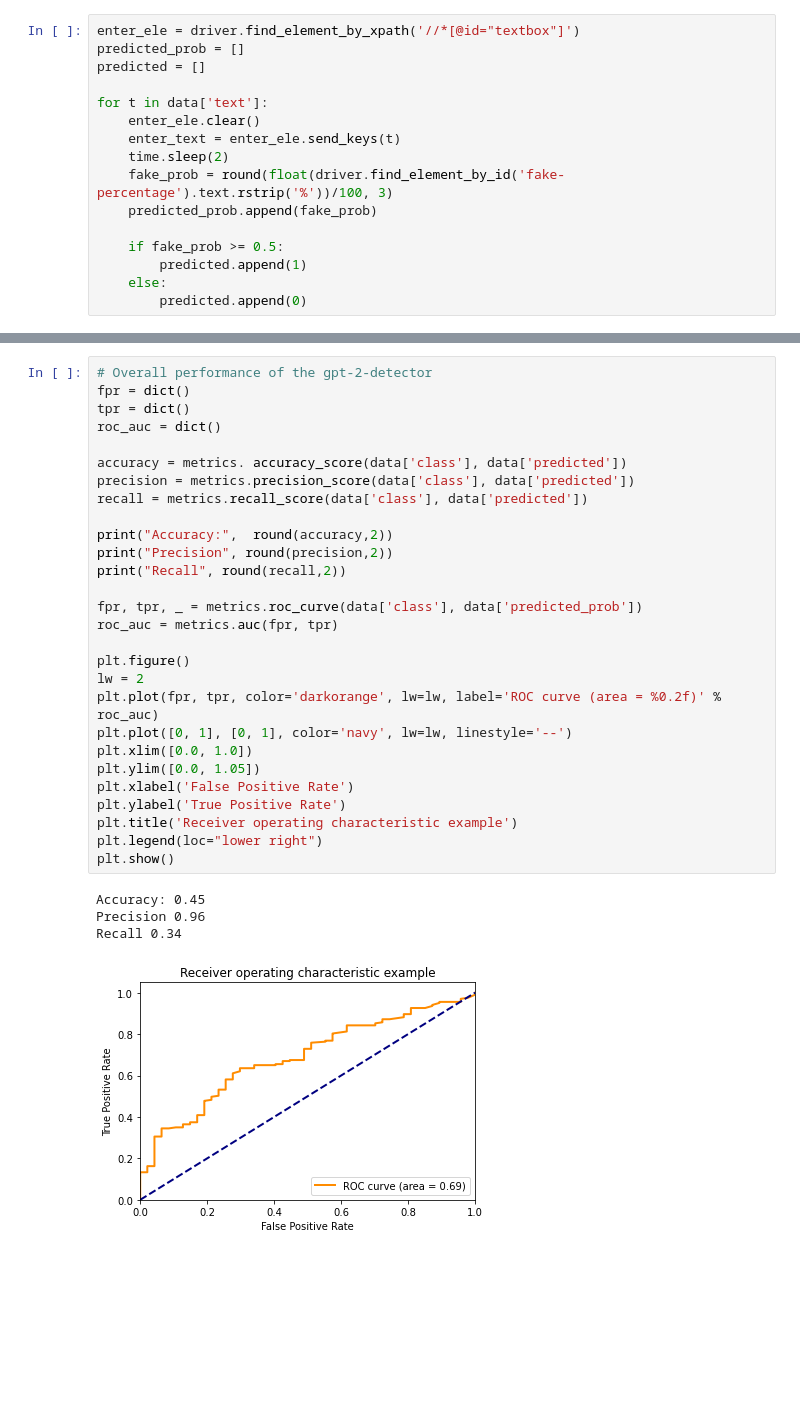
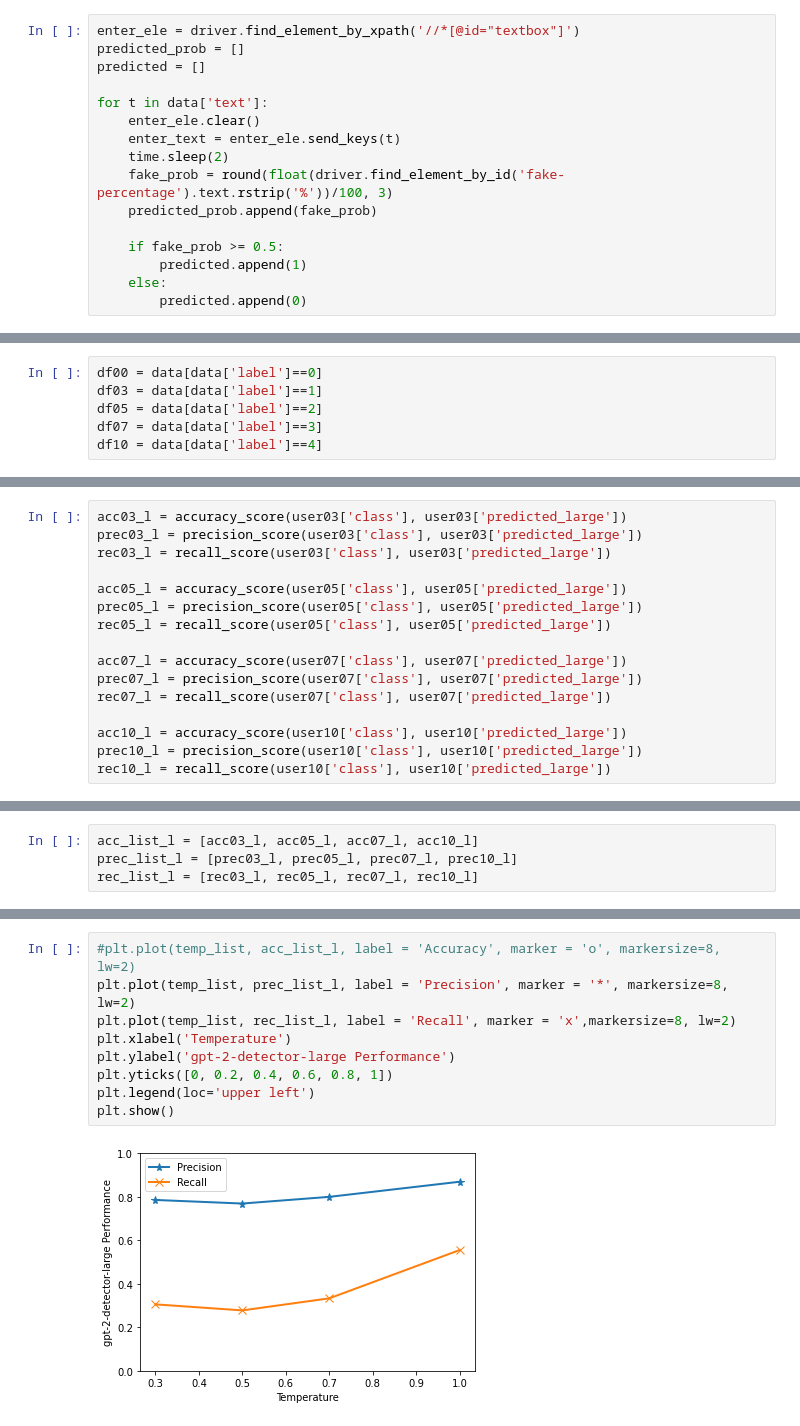
Before and after one commit to yvette-yifei-li/Gpt-2-fake-news, a Jupyter notebook: gpt-2-detector.ipynb, the cells around one changed output, grey strips where cells are left out. Saved outputs shown, nothing was run; the diff lists cells and outputs as text; blank space fills up the shorter version.

```diff
--- a/gpt-2-detector.ipynb
+++ b/gpt-2-detector.ipynb
@@ -35,0 +57,6 @@ data['predicted'] = predicted
+# %%
+df00 = data[data['label']==0]
+df03 = data[data['label']==1]
+df05 = data[data['label']==2]
+df07 = data[data['label']==3]
+df10 = data[data['label']==4]
@@ -40 +85,17 @@ rec = metrics.recall_score(data['class'], data['predicted'])
+# %%
+acc03_l = accuracy_score(user03['class'], user03['predicted_large'])
+prec03_l = precision_score(user03['class'], user03['predicted_large'])
+rec03_l = recall_score(user03['class'], user03['predicted_large'])
+
+acc05_l = accuracy_score(user05['class'], user05['predicted_large'])
+prec05_l = precision_score(user05['class'], user05['predicted_large'])
+rec05_l = recall_score(user05['class'], user05['predicted_large'])
+
+acc07_l = accuracy_score(user07['class'], user07['predicted_large'])
+prec07_l = precision_score(user07['class'], user07['predicted_large'])
+rec07_l = recall_score(user07['class'], user07['predicted_large'])
+
+acc10_l = accuracy_score(user10['class'], user10['predicted_large'])
+prec10_l = precision_score(user10['class'], user10['predicted_large'])
+rec10_l = recall_score(user10['class'], user10['predicted_large'])
 # %%
@@ -72,0 +110,4 @@ rec_list = [rec03, rec05, rec07, rec10]
+# %%
+acc_list_l = [acc03_l, acc05_l, acc07_l, acc10_l]
+prec_list_l = [prec03_l, prec05_l, prec07_l, prec10_l]
+rec_list_l = [rec03_l, rec05_l, rec07_l, rec10_l]
@@ -85,33 +130,11 @@ plt.show()
-# %%
-# Overall performance of the gpt-2-detector
-fpr = dict()
-tpr = dict()
-roc_auc = dict()
-
-accuracy = metrics. accuracy_score(data['class'], data['predicted'])
-precision = metrics.precision_score(data['class'], data['predicted'])
-recall = metrics.recall_score(data['class'], data['predicted'])
-
-print("Accuracy:",  round(accuracy,2))
-print("Precision", round(precision,2))
-print("Recall", round(recall,2))
-
-fpr, tpr, _ = metrics.roc_curve(data['class'], data['predicted_prob'])
-roc_auc = metrics.auc(fpr, tpr)
-
-plt.figure()
-lw = 2
-plt.plot(fpr, tpr, color='darkorange', lw=lw, label='ROC curve (area = %0.2f)' % roc_auc)
-plt.plot([0, 1], [0, 1], color='navy', lw=lw, linestyle='--')
-plt.xlim([0.0, 1.0])
-plt.ylim([0.0, 1.05])
-plt.xlabel('False Positive Rate')
-plt.ylabel('True Positive Rate')
-plt.title('Receiver operating characteristic example')
-plt.legend(loc="lower right")
-plt.show()
-# %% [output]
-Accuracy: 0.45
-Precision 0.96
-Recall 0.34
-[figure, removed]
+# %%
+#plt.plot(temp_list, acc_list_l, label = 'Accuracy', marker = 'o', markersize=8, lw=2)
+plt.plot(temp_list, prec_list_l, label = 'Precision', marker = '*', markersize=8, lw=2)
+plt.plot(temp_list, rec_list_l, label = 'Recall', marker = 'x',markersize=8, lw=2)
+plt.xlabel('Temperature')
+plt.ylabel('gpt-2-detector-large Performance')
+plt.yticks([0, 0.2, 0.4, 0.6, 0.8, 1])
+plt.legend(loc='upper left')
+plt.show()
+# %% [output]
+[figure, added]
```
Also changed, not shown: parts of 13 cells of this notebook, 2 other files.
